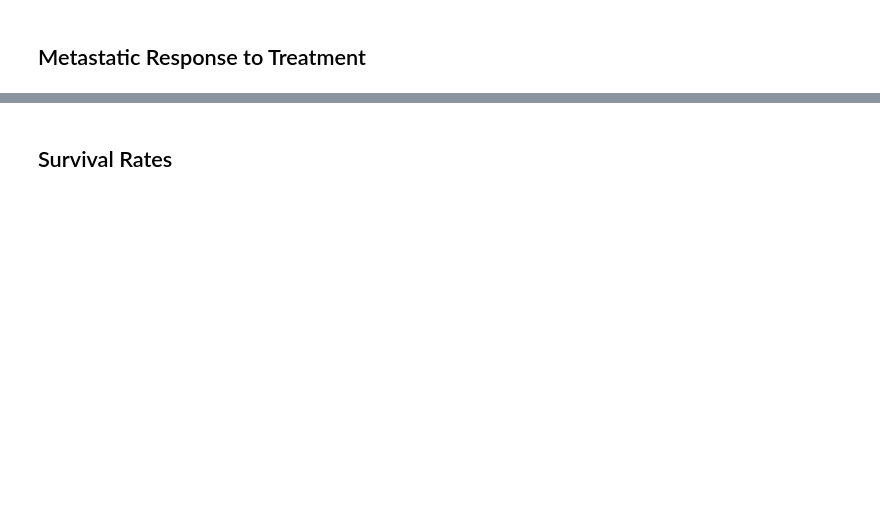
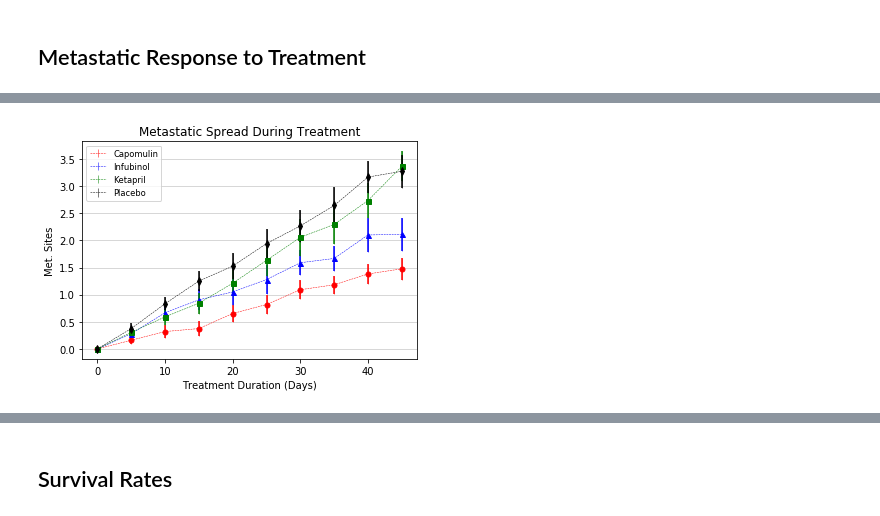
Before and after one commit to cpendarvis/CindyPendarvis_matplotlib-challenge, a Jupyter notebook: pymaceuticals.ipynb, the cells around one changed output, grey strips where cells are left out. Drawn from its saved outputs; the diff is of its cells as text; code cells hidden in the pictures; blank space fills up the shorter version.

```diff
--- a/pymaceuticals.ipynb
+++ b/pymaceuticals.ipynb
@@ -158,6 +191,7 @@ plt.show()
 # %%
 # Store the Standard Error associated with Met. Sites Grouped by Drug and Timepoint
-
 # Convert to DataFrame
-
 # Preview DataFrame
+meta_mean_se = combined_data.groupby(["Drug","Timepoint"])["Metastatic Sites"].sem().reset_index()
+meta_mean_se_df = pd.DataFrame(data = meta_mean_se)
+meta_mean_se_df.head()
@@ -174,3 +226,46 @@ plt.show()
+# %%
+#x-axis
+time = meta_mean_se_df.index.tolist()
+
+#y-axis
+capomulin = meta_mean_df.iloc[:,0].tolist()
+infubinol = meta_mean_df.iloc[:,2].tolist()
+ketapril = meta_mean_df.iloc[:,3].tolist()
+placebo = meta_mean_df.iloc[:,5].tolist()
+
+cap_error = meta_mean_se_df.iloc[:,0].tolist()
+inf_error = meta_mean_se_df.iloc[:,2].tolist()
+ket_error = meta_mean_se_df.iloc[:,3].tolist()
+pla_error = meta_mean_se_df.iloc[:,5].tolist()
+# %%
+# Generate the Plot (with Error Bars)
+# Save the Figure
+# Show the Figure
+
+# Show the Figure
+plt.errorbar(time,capomulin, yerr=cap_error, color='r', linestyle='dashed', linewidth=0.50, label='Capomulin')
+plt.errorbar(time,capomulin, yerr=cap_error, color='r', fmt="o", markersize=5)
+
+plt.errorbar(time, infubinol, yerr=inf_error, color='b', linestyle='dashed', linewidth=0.50, label='Infubinol')
+plt.errorbar(time, infubinol, yerr=inf_error, color='b', fmt="^", markersize=5)
+
+plt.errorbar(time, ketapril, yerr=ket_error, color='g', linestyle='dashed', linewidth=0.50, label='Ketapril')
+plt.errorbar(time, ketapril, yerr=ket_error, color='g',fmt="s", markersize=5)
+
+plt.errorbar(time, placebo, yerr=pla_error, color='k', linestyle='dashed', linewidth=0.50, label='Placebo')
+plt.errorbar(time, placebo, yerr=pla_error, color='k', fmt='d', markersize=5)
+
+plt.title("Metastatic Spread During Treatment")
+plt.xlabel("Treatment Duration (Days)")
+plt.ylabel("Met. Sites")
+plt.grid(linewidth=0.50, axis='y')
+plt.legend(loc="best", fontsize="small", fancybox=True)
+
+plt.savefig("metastaticAnalysis.png")
+
+plt.show()
+# %% [output]
+[figure, added]
 # %% [markdown]
 ![Metastatic Spread During Treatment](../Images/spread.png)
 # %% [markdown]
```
Also changed, not shown: parts of 21 cells of this notebook.
